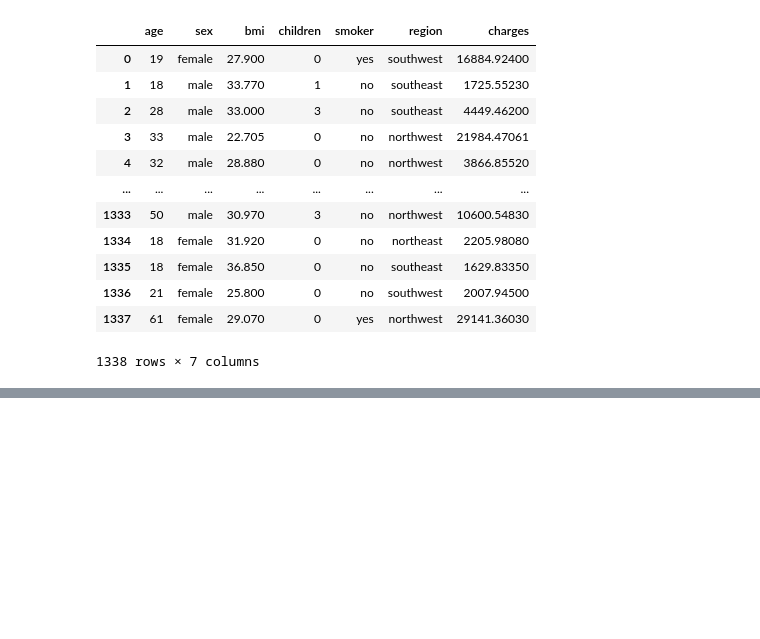
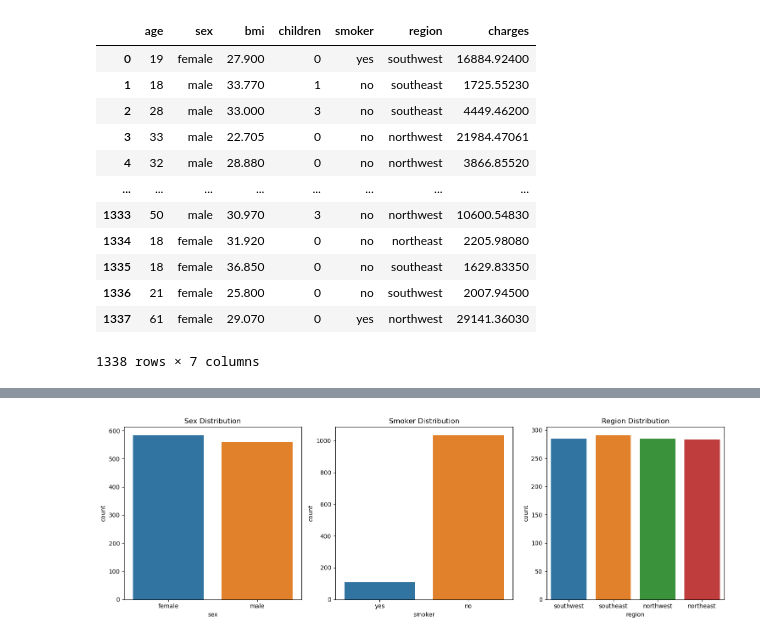
Before and after one commit to James-Kosgei/Phase-4-Project-, a Jupyter notebook: idex.ipynb, the cells around one changed output, grey strips where cells are left out. Saved outputs shown, nothing was run; the diff lists cells and outputs as text; code cells hidden in the pictures; blank space fills up the shorter version.

```diff
--- a/idex.ipynb
+++ b/idex.ipynb
@@ -74,0 +257,21 @@ dtype: int64
+# %%
+# Create subplots
+fig, axes = plt.subplots(1, 3, figsize=(15, 5))
+
+# Plot the first countplot on the first axis
+sns.countplot(x='sex', data=df, ax=axes[0])
+axes[0].set_title('Sex Distribution')
+
+# Plot the second countplot on the second axis
+sns.countplot(x='smoker', data=df, ax=axes[1])
+axes[1].set_title('Smoker Distribution')
+
+# Plot the third countplot on the third axis
+sns.countplot(x='region', data=df, ax=axes[2])
+axes[2].set_title('Region Distribution')
+
+# Display the plot
+plt.tight_layout()
+plt.show()
+# %% [output]
+[figure, added]
```
Also changed, not shown: parts of 31 cells of this notebook.
